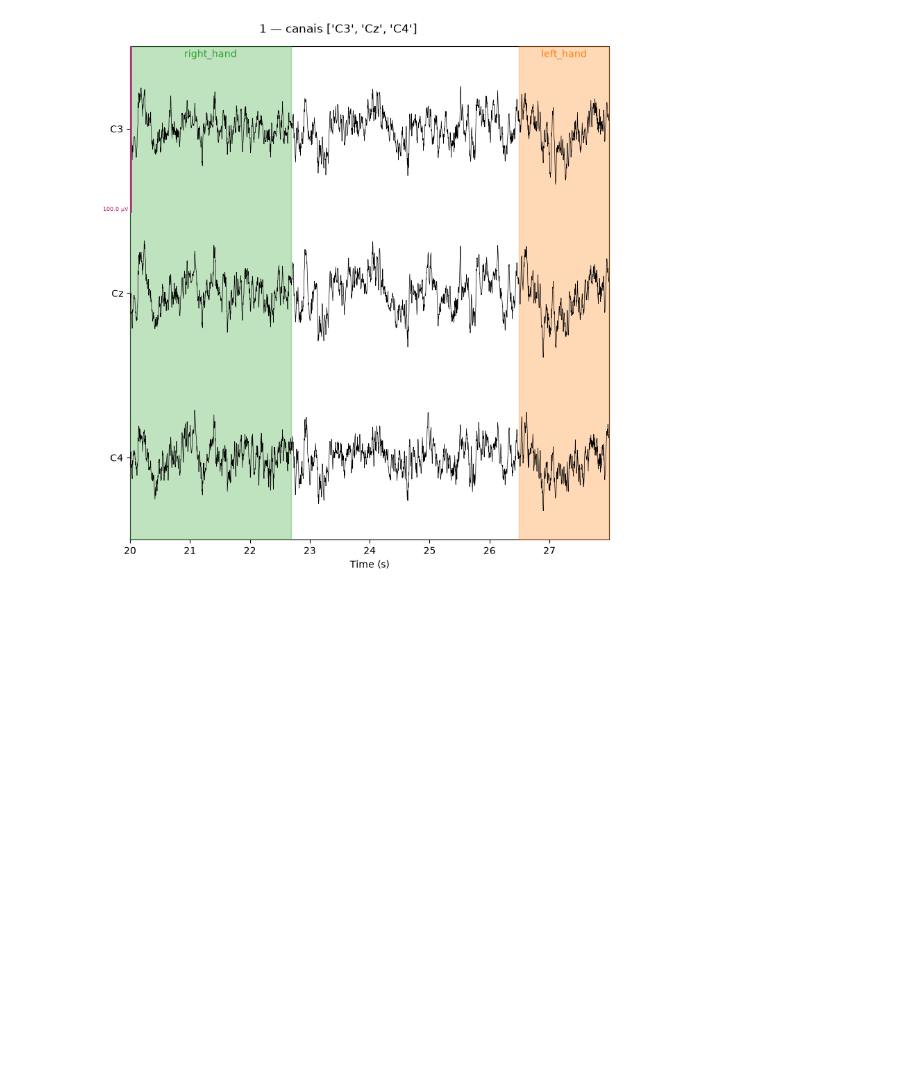
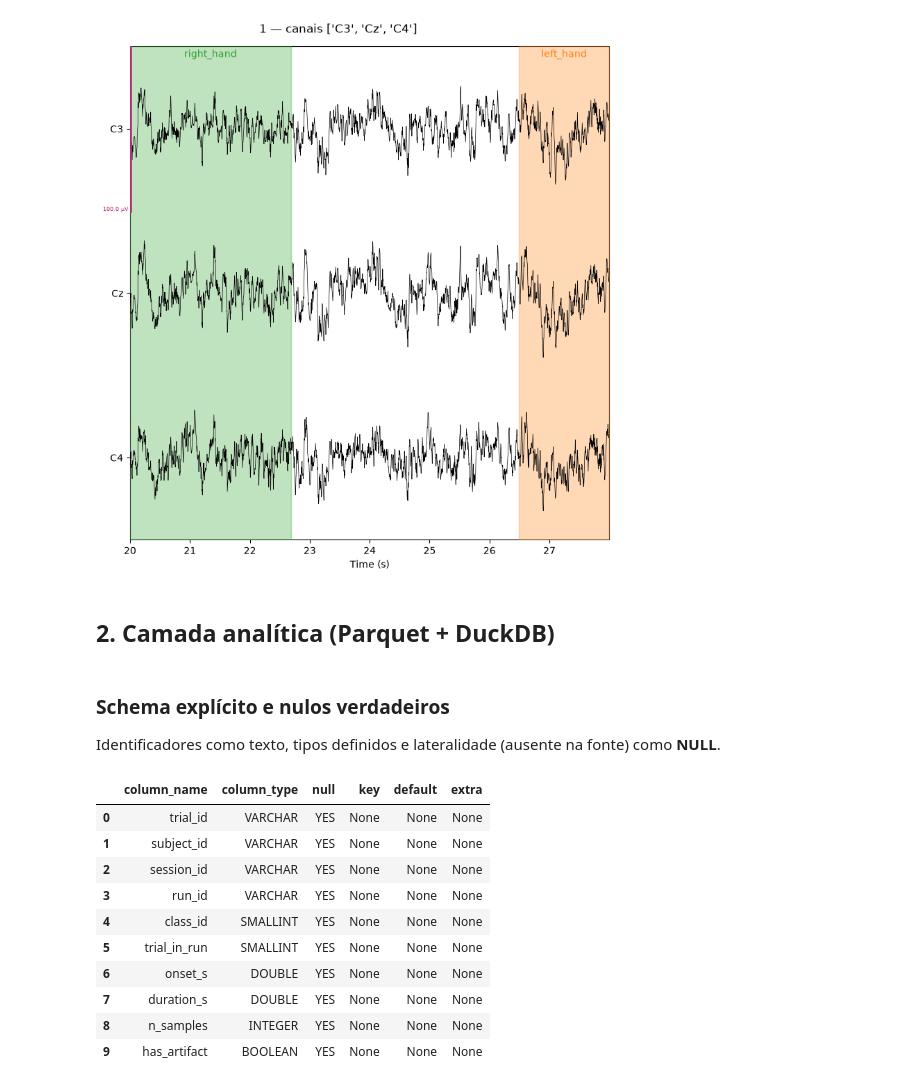
Before and after one commit to kafb04/data-engineering-multimodal-ai, a Jupyter notebook: notebooks/01_dados_2a.ipynb, the cells around one changed output. Drawn from its saved outputs; the diff is of its cells as text; code cells hidden in the pictures; blank space fills up the shorter version.

```diff
--- a/notebooks/01_eda_bci_iv_2a.ipynb
+++ b/notebooks/01_dados_2a.ipynb
@@ -141,3 +166,23 @@ fig.suptitle(f"{dataset.datasets[0].description['subject']} — canais {motor}",
 plt.show()
 # %% [output]
 [figure]
+# %% [markdown]
+## 2. Camada analítica (Parquet + DuckDB)
+# %% [markdown]
+### Schema explícito e nulos verdadeiros
+
+Identificadores como texto, tipos definidos e lateralidade (ausente na fonte) como **NULL**.
+# %%
+con.sql(f"DESCRIBE SELECT * FROM {fact}").df()
+# %% [output]
+|  | column_name | column_type | null | key | default | extra |
+| 0 | trial_id | VARCHAR | YES | None | None | None |
+| 1 | subject_id | VARCHAR | YES | None | None | None |
+| 2 | session_id | VARCHAR | YES | None | None | None |
+| 3 | run_id | VARCHAR | YES | None | None | None |
+| 4 | class_id | SMALLINT | YES | None | None | None |
+| 5 | trial_in_run | SMALLINT | YES | None | None | None |
+| 6 | onset_s | DOUBLE | YES | None | None | None |
+| 7 | duration_s | DOUBLE | YES | None | None | None |
+| 8 | n_samples | INTEGER | YES | None | None | None |
+| 9 | has_artifact | BOOLEAN | YES | None | None | None |
```
Also changed, not shown: parts of 27 cells of this notebook, 21 other files.
